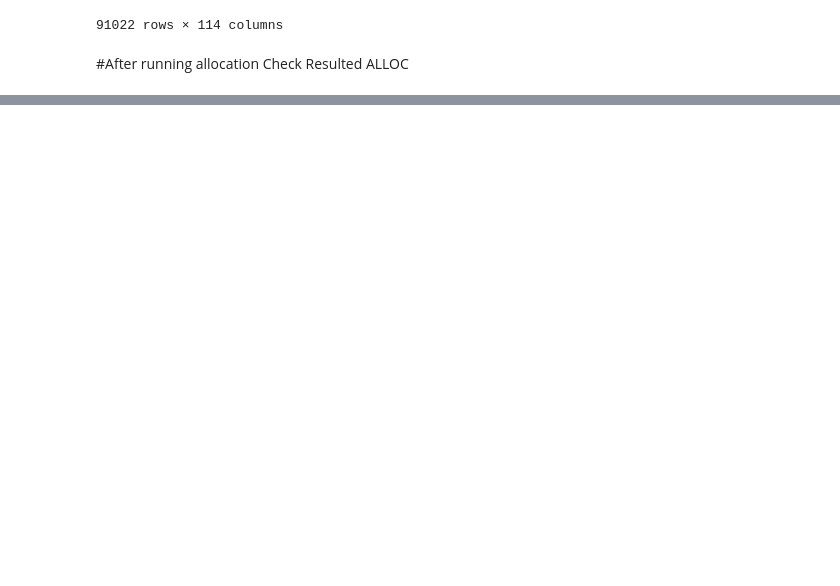
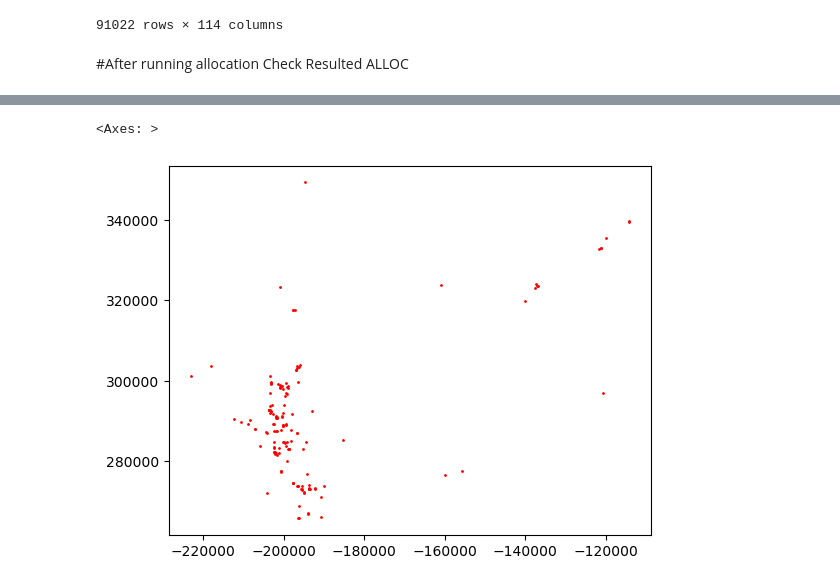
Before and after one commit to ManhanGroup/OLAF, a Jupyter notebook: SupplyModelEstimation.ipynb, the cells around one changed output, grey strips where cells are left out. Saved outputs shown, nothing was run; the diff lists cells and outputs as text; code cells hidden in the pictures; blank space fills up the shorter version.

```diff
--- a/SupplyModelEstimation.ipynb
+++ b/SupplyModelEstimation.ipynb
@@ -3168,0 +3190,5 @@ newParcel.loc[newParcel.MFDU_decline>0].plot(column='MFDU_decline',color='red',m
+# %%
+newParcel.loc[newParcel.MFDU_decline>0].plot(column='JOB_growth',color='red',markersize=1)
+# %% [output]
+<Axes: >
+[figure, added]
```
Also changed, not shown: parts of 3 cells of this notebook, 6 other files.
